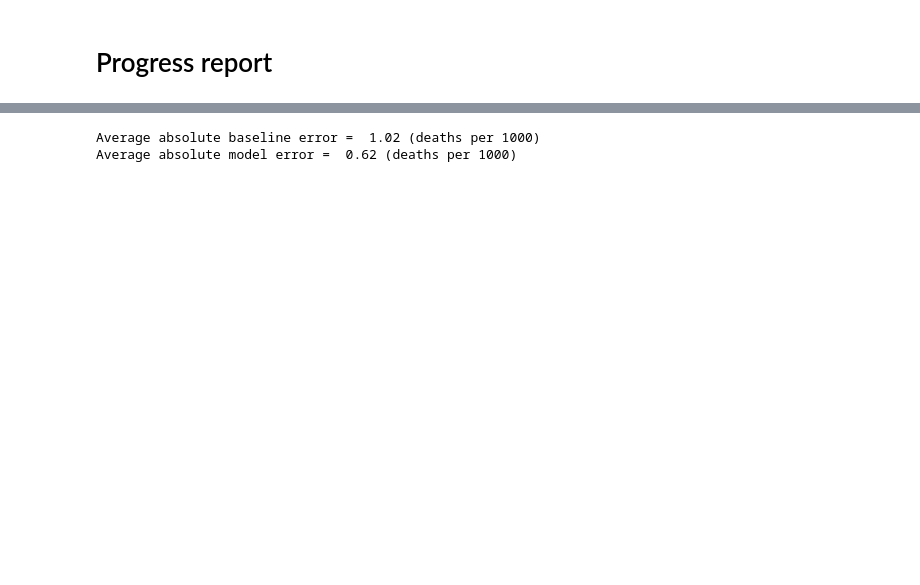
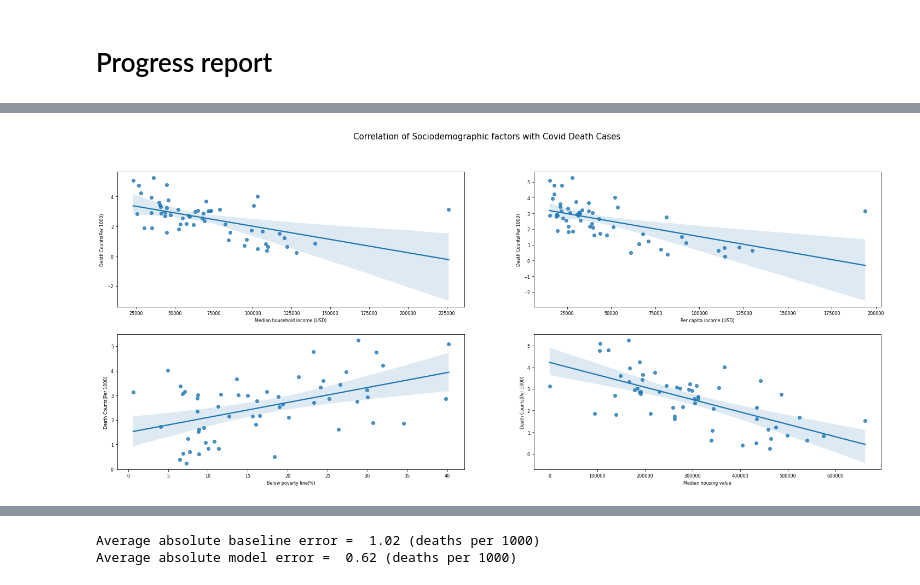
Before and after one commit to uic-cs418/modeling-the-pandemic, a Jupyter notebook: CS418_progress_report.ipynb, the cells around one changed output, grey strips where cells are left out. Saved outputs shown, nothing was run; the diff lists cells and outputs as text; code cells hidden in the pictures; blank space fills up the shorter version.

```diff
--- a/CS418_progress_report.ipynb
+++ b/CS418_progress_report.ipynb
@@ -20,0 +93,4 @@ that tests an interesting hypothesis, along with an explanation about why you th
+# %%
+visual.scatterPlot(mergedSocCovid)
+# %% [output]
+[figure, added]
```
Also changed, not shown: parts of 24 cells of this notebook, 7 other files.
